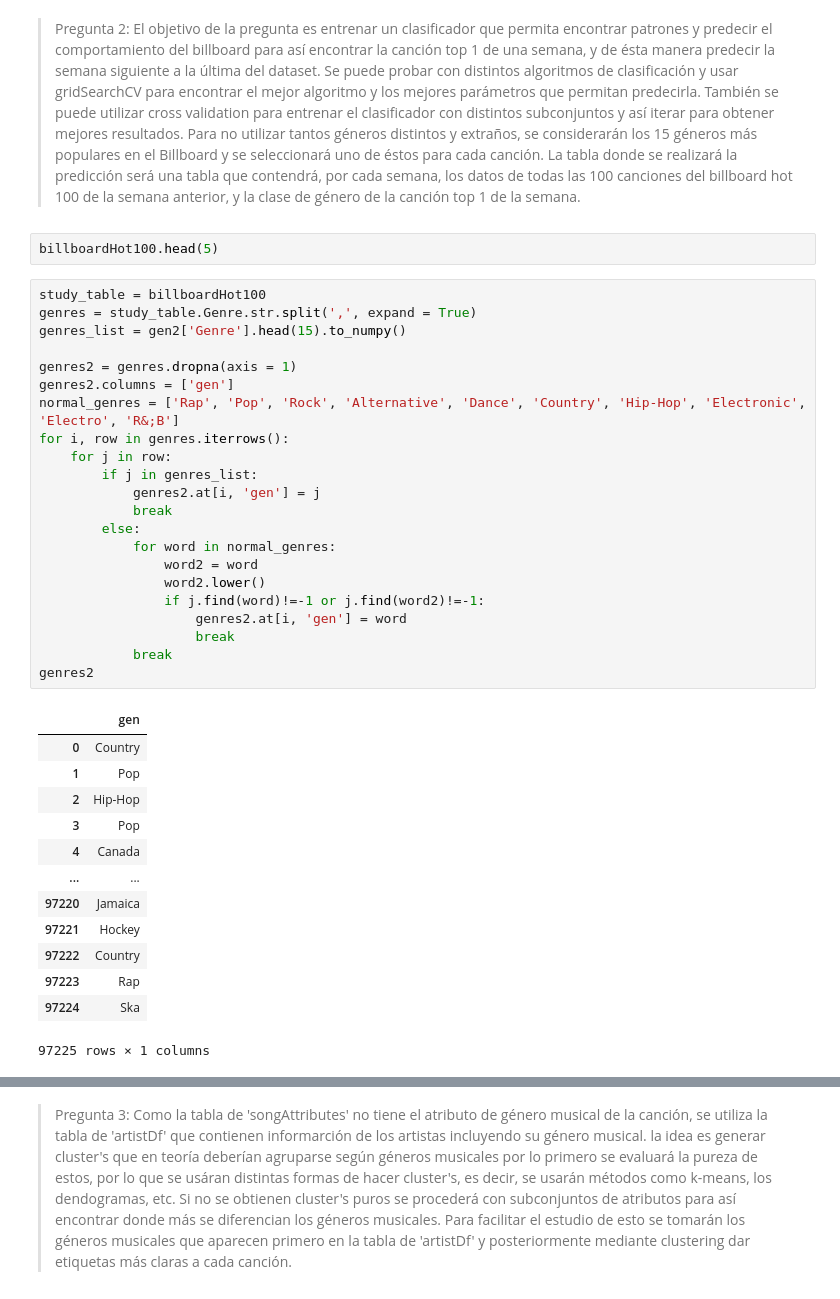
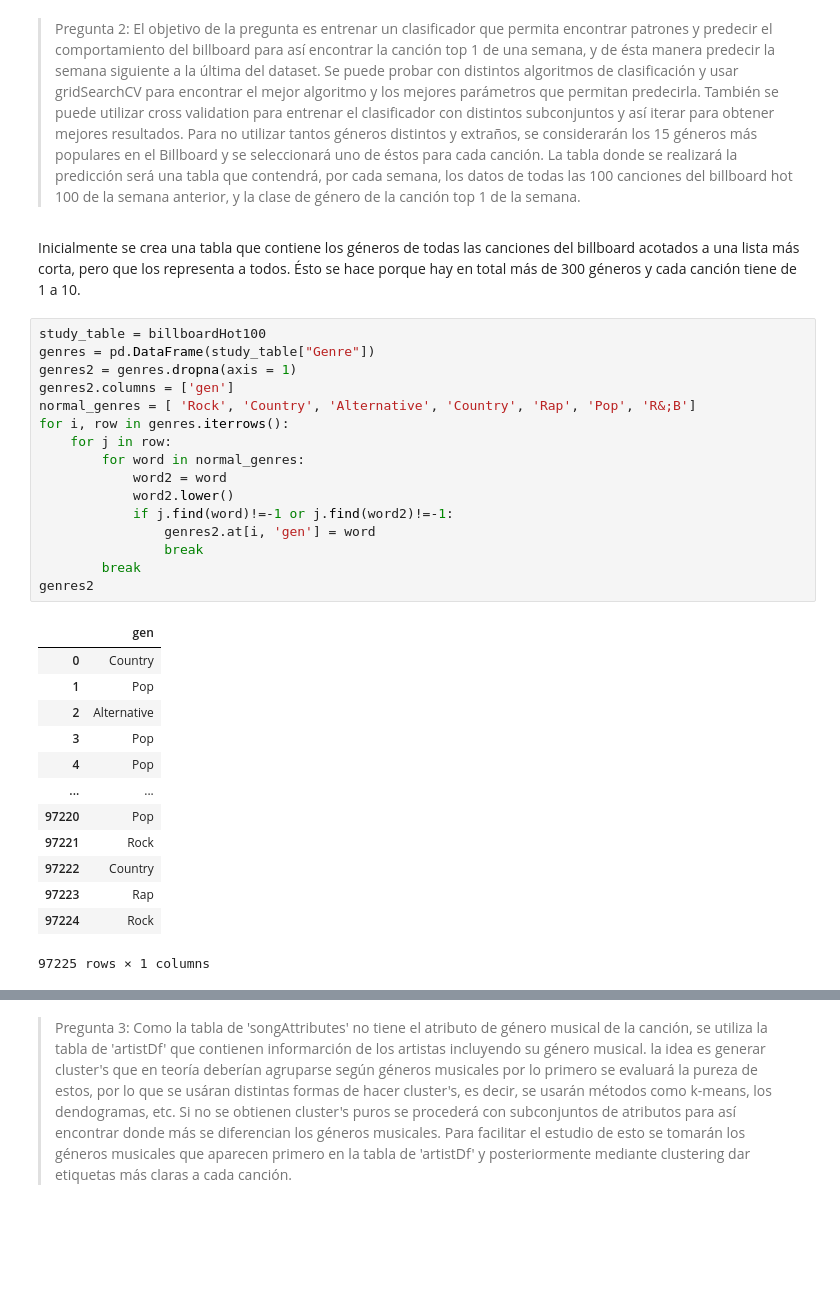
Before and after one commit to Litr0/Proyecto-Mineria, a Jupyter notebook: Hito1.ipynb, the cells around one changed output, grey strips where cells are left out. Cells and saved outputs as stored; diff of their text form; blank space fills up the shorter version.

```diff
--- a/Hito1.ipynb
+++ b/Hito1.ipynb
@@ -302,41 +300,35 @@ KeyError: 'Artist'
 # %% [markdown]
 >Pregunta 2: El objetivo de la pregunta es entrenar un clasificador que permita encontrar patrones y predecir el comportamiento del billboard para así encontrar la canción top 1 de una semana, y de ésta manera predecir la semana siguiente a la última del dataset. Se puede probar con distintos algoritmos de clasificación y usar gridSearchCV para encontrar el mejor algoritmo y los mejores parámetros que permitan predecirla. También se puede utilizar cross validation para entrenar el clasificador con distintos subconjuntos y así iterar para obtener mejores resultados. Para no utilizar tantos géneros distintos y extraños, se considerarán los 15 géneros más populares en el Billboard y se seleccionará uno de éstos para cada canción. La tabla donde se realizará la predicción será una tabla que contendrá, por cada semana, los datos de todas las 100 canciones del billboard hot 100 de la semana anterior, y la clase de género de la canción top 1 de la semana.
-# %%
-billboardHot100.head(5)
+# %% [markdown]
+Inicialmente se crea una tabla que contiene los géneros de todas las canciones del billboard acotados a una lista más corta, pero que los representa a todos. Ésto se hace porque hay en total más de 300 géneros y cada canción tiene de 1 a 10.
 # %%
 study_table = billboardHot100
-genres = study_table.Genre.str.split(',', expand = True)
-genres_list = gen2['Genre'].head(15).to_numpy()
-
+genres = pd.DataFrame(study_table["Genre"])
 genres2 = genres.dropna(axis = 1)
 genres2.columns = ['gen']
-normal_genres = ['Rap', 'Pop', 'Rock', 'Alternative', 'Dance', 'Country', 'Hip-Hop', 'Electronic', 'Electro', 'R&;B']
+normal_genres = [ 'Rock', 'Country', 'Alternative', 'Country', 'Rap', 'Pop', 'R&;B']
 for i, row in genres.iterrows():
     for j in row:
-        if j in genres_list:
-            genres2.at[i, 'gen'] = j
-            break
-        else:
-            for word in normal_genres:
-                word2 = word
-                word2.lower()
-                if j.find(word)!=-1 or j.find(word2)!=-1:
-                    genres2.at[i, 'gen'] = word
-                    break
-            break
+        for word in normal_genres:
+            word2 = word
+            word2.lower()
+            if j.find(word)!=-1 or j.find(word2)!=-1:
+                genres2.at[i, 'gen'] = word
+                break
+        break
 genres2
 # %% [output]
 |  | gen |
 | 0 | Country |
 | 1 | Pop |
-| 2 | Hip-Hop |
+| 2 | Alternative |
 | 3 | Pop |
-| 4 | Canada |
+| 4 | Pop |
 | ... | ... |
-| 97220 | Jamaica |
-| 97221 | Hockey |
+| 97220 | Pop |
+| 97221 | Rock |
 | 97222 | Country |
 | 97223 | Rap |
-| 97224 | Ska |
+| 97224 | Rock |
 97225 rows × 1 columns
 # %%
```
Also changed, not shown: parts of 13 cells of this notebook.
